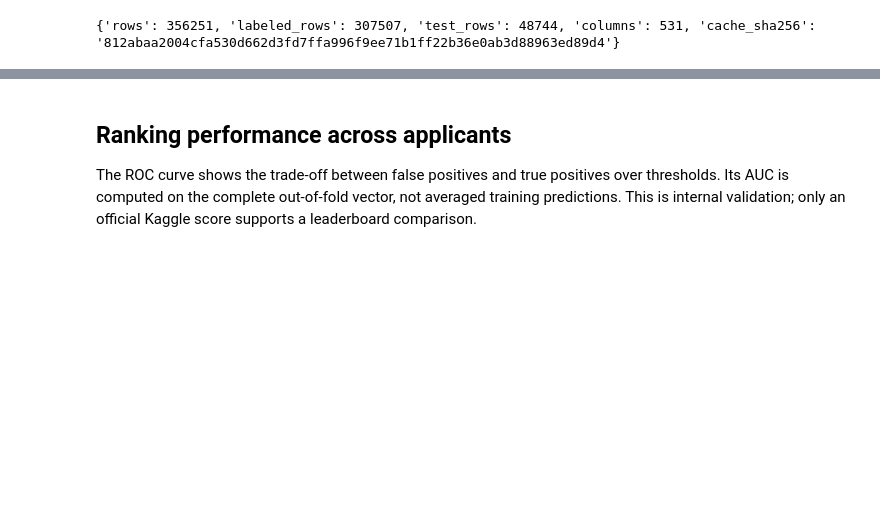
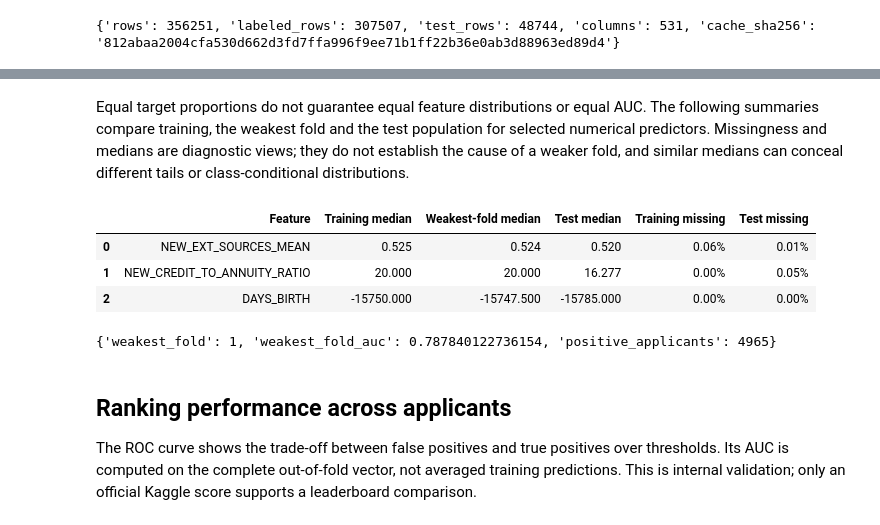
Before and after one commit to cttsai1985/kaggle-home-credit, a Jupyter notebook: notebooks/01-credit-risk.ipynb, the cells around one changed output, grey strips where cells are left out. Saved outputs shown, nothing was run; the diff lists cells and outputs as text; code cells hidden in the pictures; blank space fills up the shorter version.

```diff
--- a/notebooks/01-credit-risk.ipynb
+++ b/notebooks/01-credit-risk.ipynb
@@ -115,3 +146,26 @@ print(metrics)
+# %% [markdown]
+Equal target proportions do not guarantee equal feature distributions or equal AUC. The following summaries compare training, the weakest fold and the test population for selected numerical predictors. Missingness and medians are diagnostic views; they do not establish the cause of a weaker fold, and similar medians can conceal different tails or class-conditional distributions.
+# %%
+weakest_fold = str(report["weakest_fold"]["fold"])
+contexts = []
+for name, values in report["covariate_distributions"].items():
+    contexts.append({"Feature": name, "Training median": values["training"]["median"],
+                     "Weakest-fold median": values["validation_folds"][weakest_fold]["median"],
+                     "Test median": values["test"]["median"],
+                     "Training missing": values["training"]["missing_fraction"],
+                     "Test missing": values["test"]["missing_fraction"]})
+display(pd.DataFrame(contexts).style.format({"Training median": "{:.3f}",
+    "Weakest-fold median": "{:.3f}", "Test median": "{:.3f}",
+    "Training missing": "{:.2%}", "Test missing": "{:.2%}"}))
+print({"weakest_fold": report["weakest_fold"]["fold"],
+       "weakest_fold_auc": report["weakest_fold"]["roc_auc"],
+       "positive_applicants": report["weakest_fold"]["positive_rows"]})
+# %% [output]
+|  | Feature | Training median | Weakest-fold median | Test median | Training missing | Test missing |
+| 0 | NEW_EXT_SOURCES_MEAN | 0.525 | 0.524 | 0.520 | 0.06% | 0.01% |
+| 1 | NEW_CREDIT_TO_ANNUITY_RATIO | 20.000 | 20.000 | 16.277 | 0.00% | 0.05% |
+| 2 | DAYS_BIRTH | -15750.000 | -15747.500 | -15785.000 | 0.00% | 0.00% |
+{'weakest_fold': 1, 'weakest_fold_auc': 0.787840122736154, 'positive_applicants': 4965}
 # %% [markdown]
 ## Ranking performance across applicants
 
```
Also changed, not shown: parts of 11 cells of this notebook, 9 other files.
